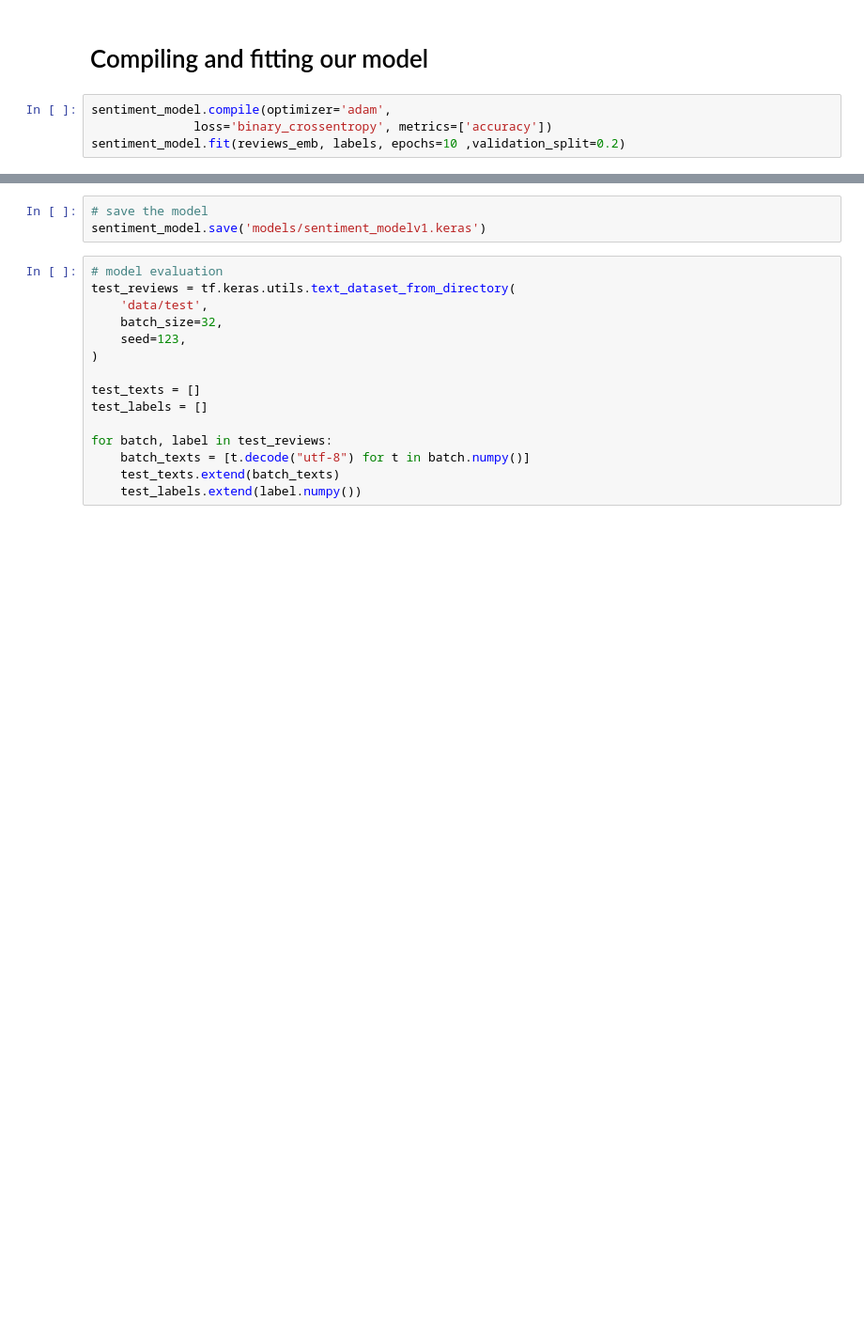
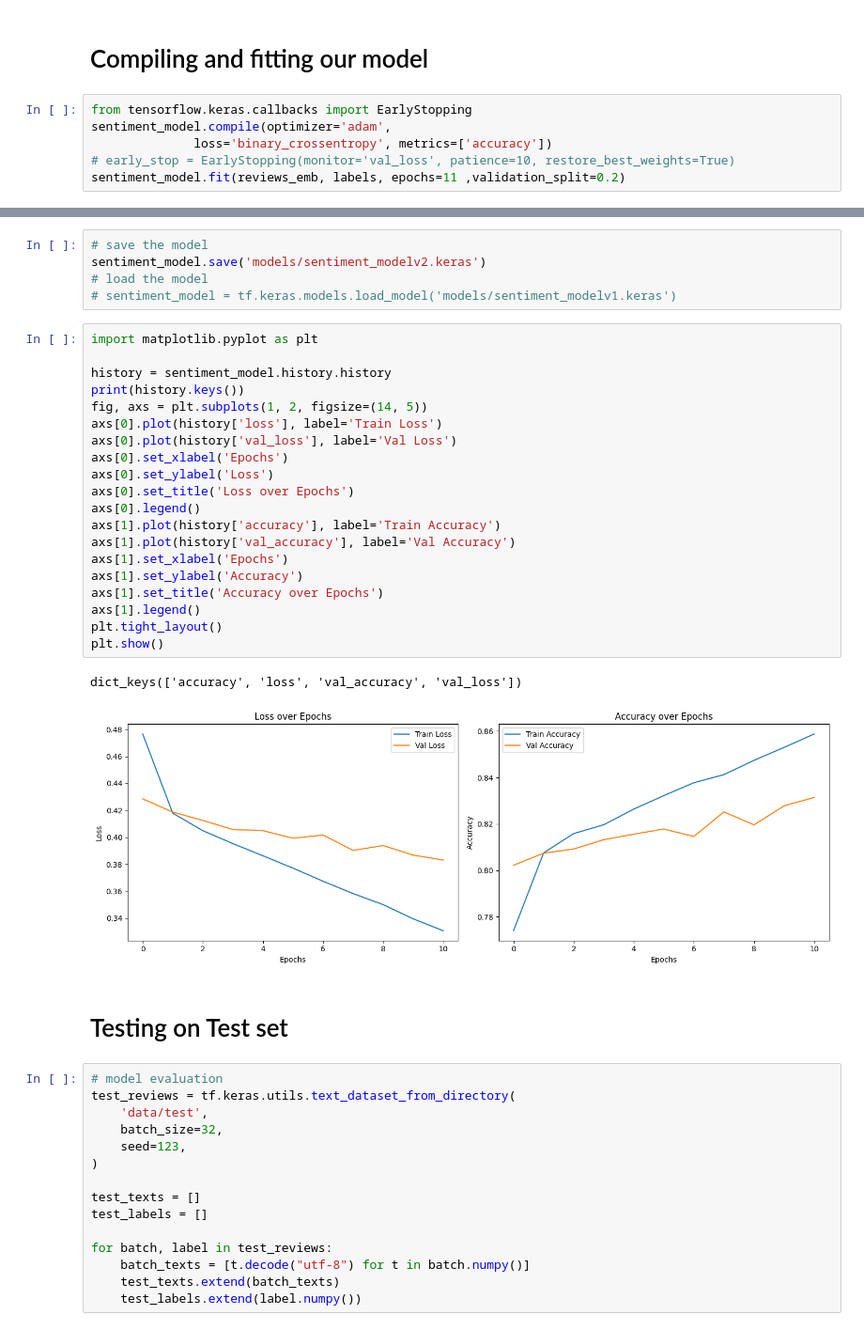
Before and after one commit to amanuelcm27/sentiment-analyzer, a Jupyter notebook: sentiment.ipynb, the cells around one changed output, grey strips where cells are left out. Shown at 94% size. Saved outputs shown, nothing was run; the diff lists cells and outputs as text; blank space fills up the shorter version.

Commit message:
v2 model accuracy: 0.8560 - loss: 0.3313 - val_accuracy: 0.8314 - val_loss: 0.3831

```diff
--- a/sentiment.ipynb
+++ b/sentiment.ipynb
@@ -98,7 +96,9 @@ Model: "sequential_1"
 # %% [markdown]
 # Compiling and fitting our model
 # %%
+from tensorflow.keras.callbacks import EarlyStopping
 sentiment_model.compile(optimizer='adam',
               loss='binary_crossentropy', metrics=['accuracy'])
-sentiment_model.fit(reviews_emb, labels, epochs=10 ,validation_split=0.2)
+# early_stop = EarlyStopping(monitor='val_loss', patience=10, restore_best_weights=True)
+sentiment_model.fit(reviews_emb, labels, epochs=11 ,validation_split=0.2)
 # %% [output]
@@ -125,7 +122,34 @@ Epoch 10/10
 <keras.src.callbacks.history.History at 0x...>
 # %%
 # save the model
-sentiment_model.save('models/sentiment_modelv1.keras')
+sentiment_model.save('models/sentiment_modelv2.keras')
+# load the model
+# sentiment_model = tf.keras.models.load_model('models/sentiment_modelv1.keras')
+# %%
+import matplotlib.pyplot as plt
+
+history = sentiment_model.history.history
+print(history.keys())
+fig, axs = plt.subplots(1, 2, figsize=(14, 5))
+axs[0].plot(history['loss'], label='Train Loss')
+axs[0].plot(history['val_loss'], label='Val Loss')
+axs[0].set_xlabel('Epochs')
+axs[0].set_ylabel('Loss')
+axs[0].set_title('Loss over Epochs')
+axs[0].legend()
+axs[1].plot(history['accuracy'], label='Train Accuracy')
+axs[1].plot(history['val_accuracy'], label='Val Accuracy')
+axs[1].set_xlabel('Epochs')
+axs[1].set_ylabel('Accuracy')
+axs[1].set_title('Accuracy over Epochs')
+axs[1].legend()
+plt.tight_layout()
+plt.show()
+# %% [output]
+dict_keys(['accuracy', 'loss', 'val_accuracy', 'val_loss'])
+[figure, added]
+# %% [markdown]
+# Testing on Test set
 # %%
 # model evaluation
 test_reviews = tf.keras.utils.text_dataset_from_directory(
```
Also changed, not shown: parts of 14 cells of this notebook, 1 other file.
